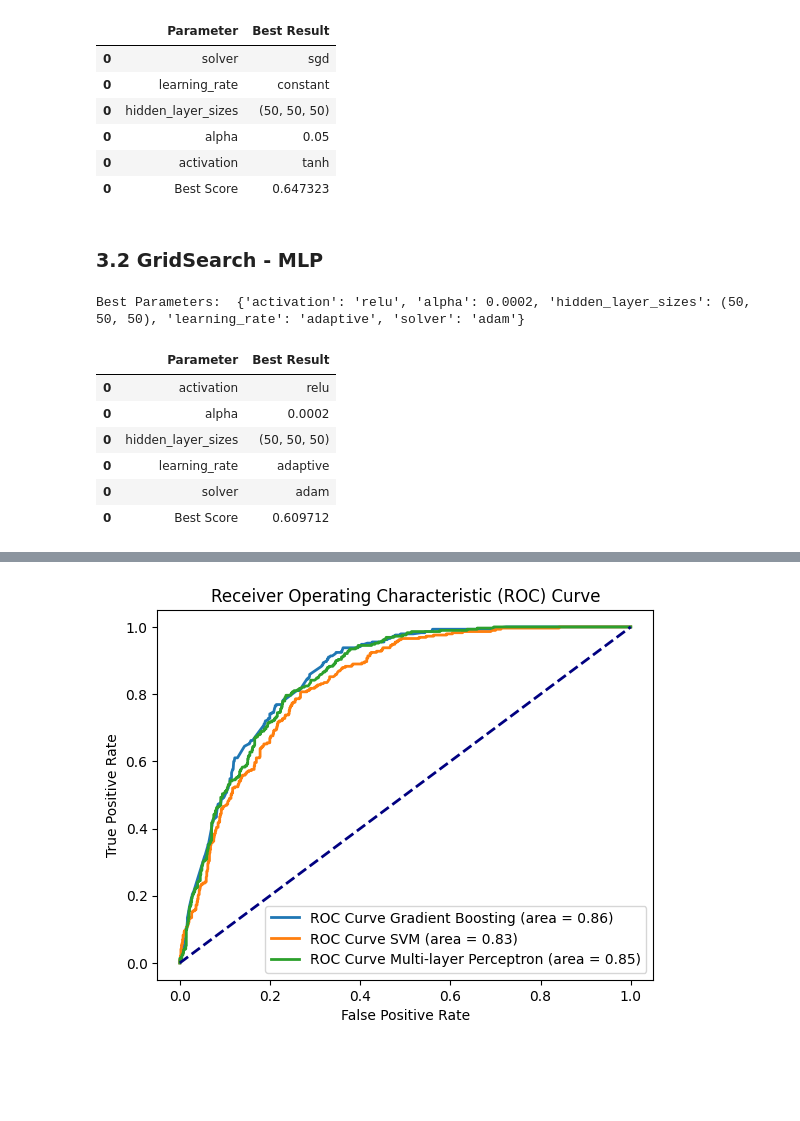
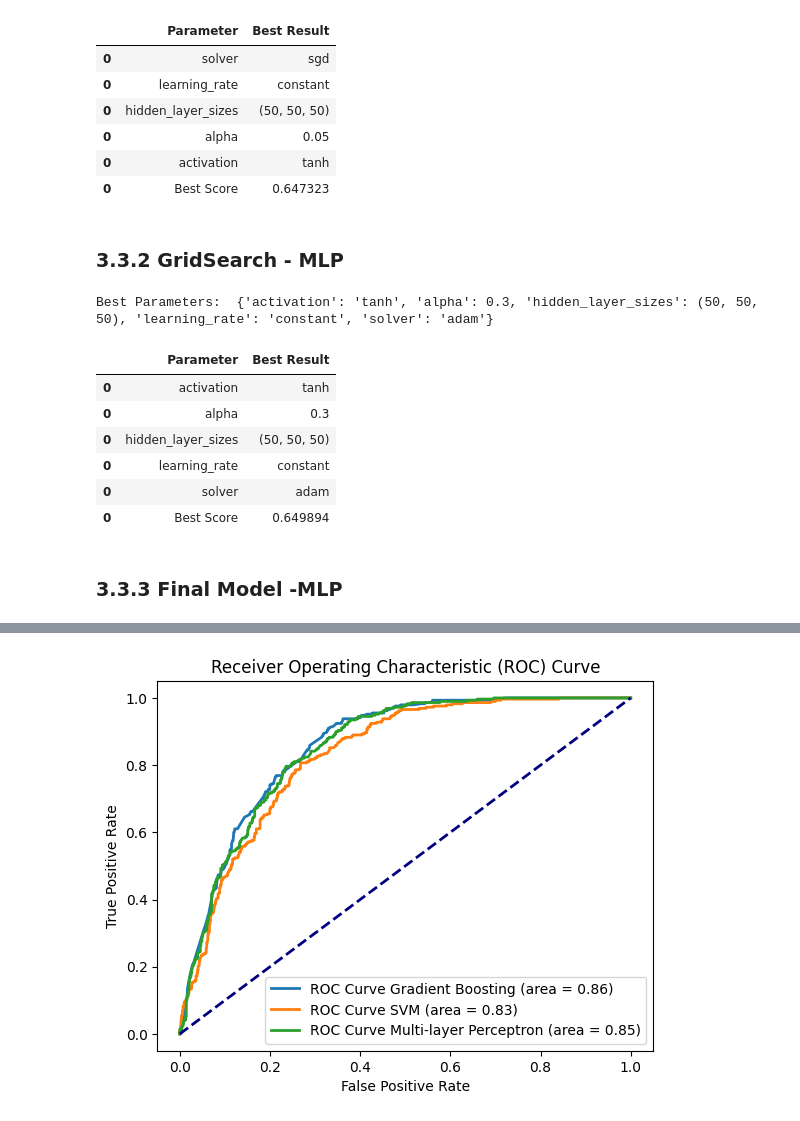
Before and after one commit to sarasustelosantos/bootcamp_group, a Jupyter notebook: 04_modelling.ipynb, the cells around one changed output, grey strips where cells are left out. Saved outputs shown, nothing was run; the diff lists cells and outputs as text; code cells hidden in the pictures; blank space fills up the shorter version.

```diff
--- a/04_modelling.ipynb
+++ b/04_modelling.ipynb
@@ -506,12 +506,12 @@ gb_model = GradientBoostingClassifier()
 
 # Define the parameter grid for grid search
 parameter_grid = {
-    'n_estimators': [50,60,40],
-    'learning_rate': [0.1,0.09,0.11],
-    'max_depth': [2.5,2.7,3,3.1,3.2],
+    'n_estimators': [80,100,120],
+    'learning_rate': [0.2,0.3,0.4],
+    'max_depth': [2.5,2.7,3,3.1,3.2,4],
     'subsample': [0.5,0.6,0.4,0.3,0.7],
-    'max_features': ['sqrt'],
-    'min_samples_split': [9,11,10],
+    'max_features': ['auto', 'sqrt', 'log2', None],
+    'min_samples_split': [1,2,3,4,5],
 }
 
 # Create the GridSearchCV object
@@ -611,10 +629,10 @@ model_SVC = SVC()
 
 # Define the parameter grid for grid search
 parameter_space_grid = {
-    'C': [11, 10, 12,13],
+    'C': [1, 2, 3,4],
     'gamma': [1e-4, 2e-4, 0.5e-4],
-    'kernel': ['linear'],
-    'class_weight': [None],
+    'kernel': ['linear', 'rbf', 'poly'],
+    'class_weight': [None, 'balanced'],
 }
 
 # Create the GridSearchCV object
@@ -703,50 +742,52 @@ results_rs_mlp
 | 0 | activation | tanh |
 | 0 | Best Score | 0.647323 |
 # %% [markdown]
-### 3.2 GridSearch - MLP
+### 3.3.2 GridSearch - MLP
 # %%
 # Create the Support Vector Classification (SVC) model (without specifying hyperparameters)
 model_MLP = MLPClassifier()
 
 # Define the parameter grid for grid search
 parameter_space_grid = {
     'hidden_layer_sizes': [(50,50,50)],
-    'activation': ['relu'],
-    'solver': ['adam'],
-    'alpha': [0.0001, 0.0002,0.00009],
-    'learning_rate': ['adaptive'],
+    'activation': ['tanh', 'relu'],
+    'solver': ['sgd', 'adam'],
+    'alpha': [0.5, 0.4,0.3,0.6],
+    'learning_rate': ['constant', 'adaptive'],
 }
 
 # Create the GridSearchCV object
 grid_search = GridSearchCV(estimator=model_MLP, param_grid=parameter_space_grid,
                            scoring='f1', cv=5)
 
 # Fit the GridSearchCV object to the data
 grid_search.fit(X_train_total, y_train_total)  # Make sure X_total and y_total are defined
 
 # Print the best parameters
 print("Best Parameters: ", grid_search.best_params_)
 
 # Create a DataFrame to store the results
 results_gs_mlp = pd.DataFrame(columns=['Parameter', 'Best Result'])
 
 # Add the best parameters and scores to the DataFrame
 for param, value in grid_search.best_params_.items():
     results_gs_mlp = pd.concat([results_gs_mlp, pd.DataFrame({'Parameter': [param], 'Best Result': [value]})])
 
 # Add the best score to the DataFrame
 results_gs_mlp = pd.concat([results_gs_mlp, pd.DataFrame({'Parameter': ['Best Score'], 'Best Result': [grid_search.best_score_]})])
 
 # Display the results DataFrame
 results_gs_mlp
 # %% [output]
-Best Parameters:  {'activation': 'relu', 'alpha': 0.0002, 'hidden_layer_sizes': (50, 50, 50), 'learning_rate': 'adaptive', 'solver': 'adam'}
+Best Parameters:  {'activation': 'tanh', 'alpha': 0.3, 'hidden_layer_sizes': (50, 50, 50), 'learning_rate': 'constant', 'solver': 'adam'}
 |  | Parameter | Best Result |
-| 0 | activation | relu |
-| 0 | alpha | 0.0002 |
+| 0 | activation | tanh |
+| 0 | alpha | 0.3 |
 | 0 | hidden_layer_sizes | (50, 50, 50) |
-| 0 | learning_rate | adaptive |
+| 0 | learning_rate | constant |
 | 0 | solver | adam |
-| 0 | Best Score | 0.609712 |
+| 0 | Best Score | 0.649894 |
+# %% [markdown]
+### 3.3.3 Final Model -MLP
 # %%
 final_model_mlp = MLPClassifier(
```
Also changed, not shown: parts of 17 cells of this notebook.
